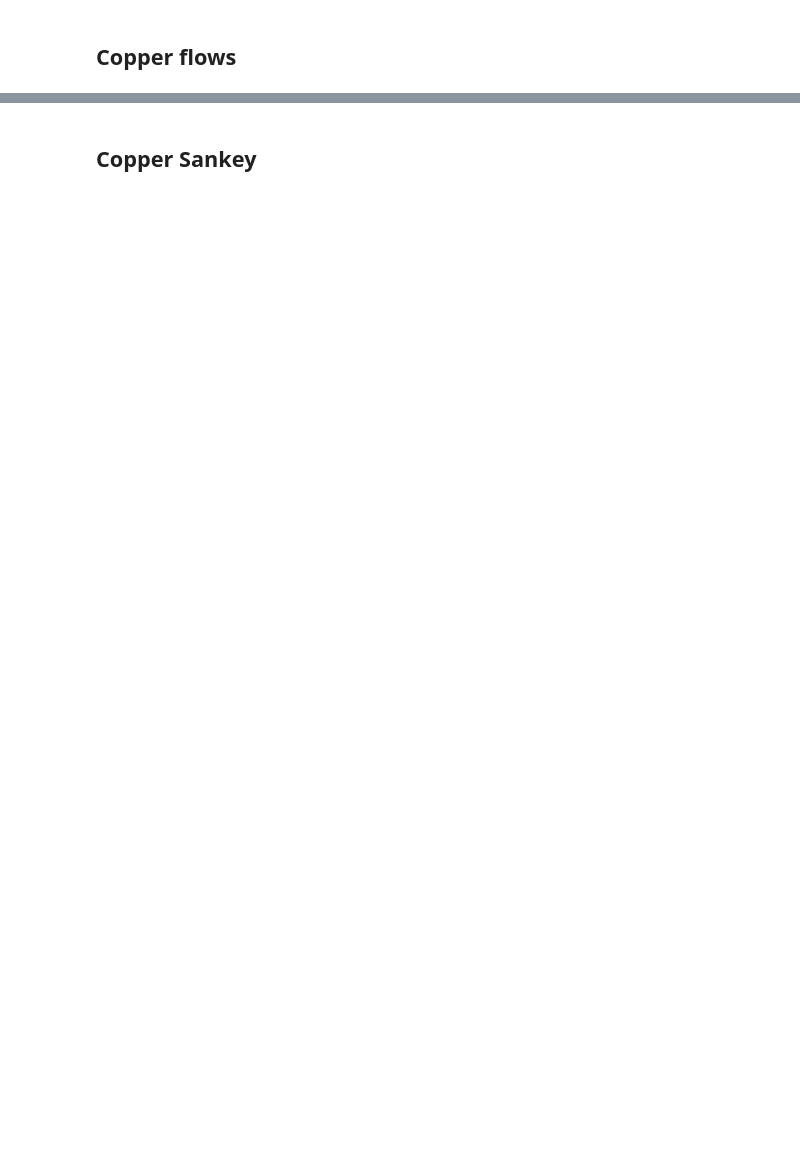
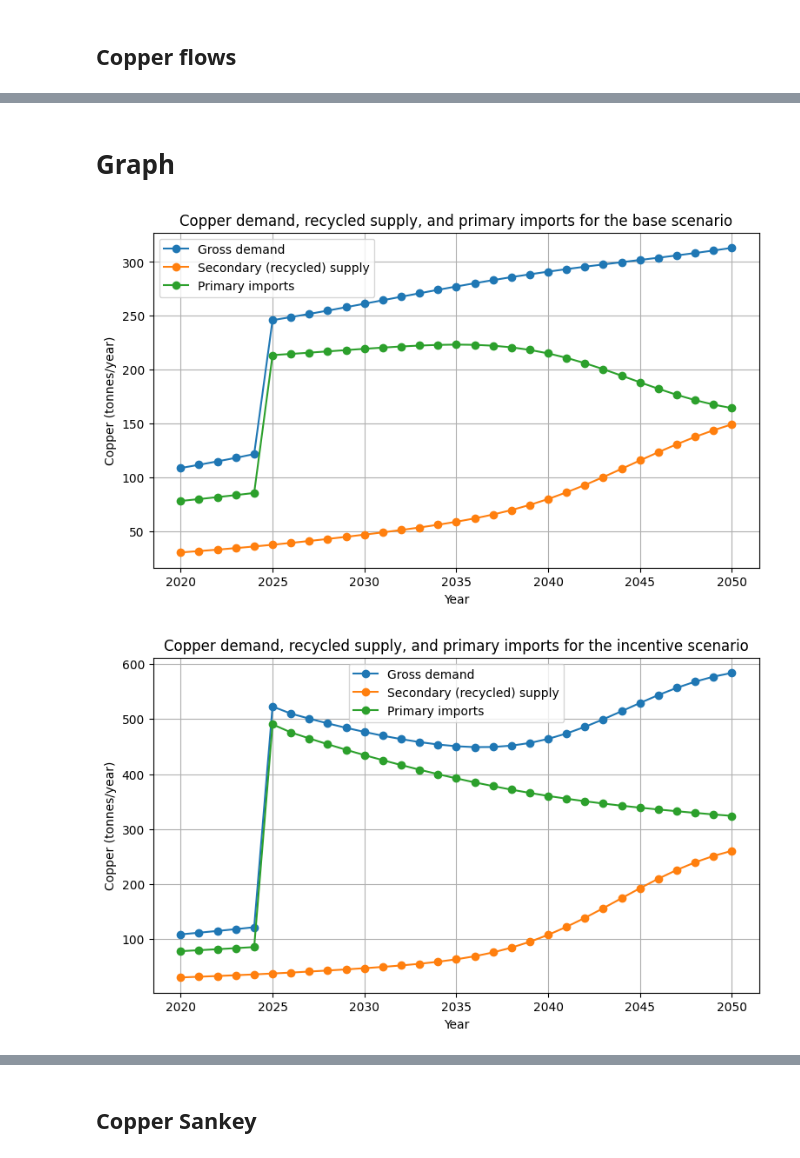
Before and after one commit to Margaux-Ccd/MFA_HeatPumps, a Jupyter notebook: Dynamic_MFA/Dynamic_HP.ipynb, the cells around one changed output, grey strips where cells are left out. Cells and saved outputs as stored; diff of their text form; code cells hidden in the pictures; blank space fills up the shorter version.

Commit message:
copper analysis and diagram

```diff
--- a/Dynamic_MFA/Dynamic_HP.ipynb
+++ b/Dynamic_MFA/Dynamic_HP.ipynb
@@ -613,0 +741,28 @@ Gas boiler from model 2025 (kt CO2): 4910.31379856115
+# %% [markdown]
+# Graph
+# %%
+plt.figure(figsize=(9,5))
+plt.plot(df_cu_base["year"], df_cu_base["Gross_demand_total"]/1000, marker="o")
+plt.plot(df_cu_base["year"], df_cu_base["Secondary_total"]/1000, marker="o")
+plt.plot(df_cu_base["year"], df_cu_base["Primary_imports_total"]/1000, marker="o")
+plt.xlabel("Year")
+plt.ylabel("Copper (tonnes/year)")
+plt.title("Copper demand, recycled supply, and primary imports for the base scenario")
+plt.legend(["Gross demand", "Secondary (recycled) supply", "Primary imports"])
+plt.grid(True)
+plt.show()
+
+
+plt.figure(figsize=(9,5))
+plt.plot(df_cu_inc["year"], df_cu_inc["Gross_demand_total"]/1000, marker="o")
+plt.plot(df_cu_inc["year"], df_cu_inc["Secondary_total"]/1000, marker="o")
+plt.plot(df_cu_inc["year"], df_cu_inc["Primary_imports_total"]/1000, marker="o")
+plt.xlabel("Year")
+plt.ylabel("Copper (tonnes/year)")
+plt.title("Copper demand, recycled supply, and primary imports for the incentive scenario")
+plt.legend(["Gross demand", "Secondary (recycled) supply", "Primary imports"])
+plt.grid(True)
+plt.show()
+# %% [output]
+[figure, added]
+[figure, added]
```
Also changed, not shown: parts of 14 cells of this notebook.
